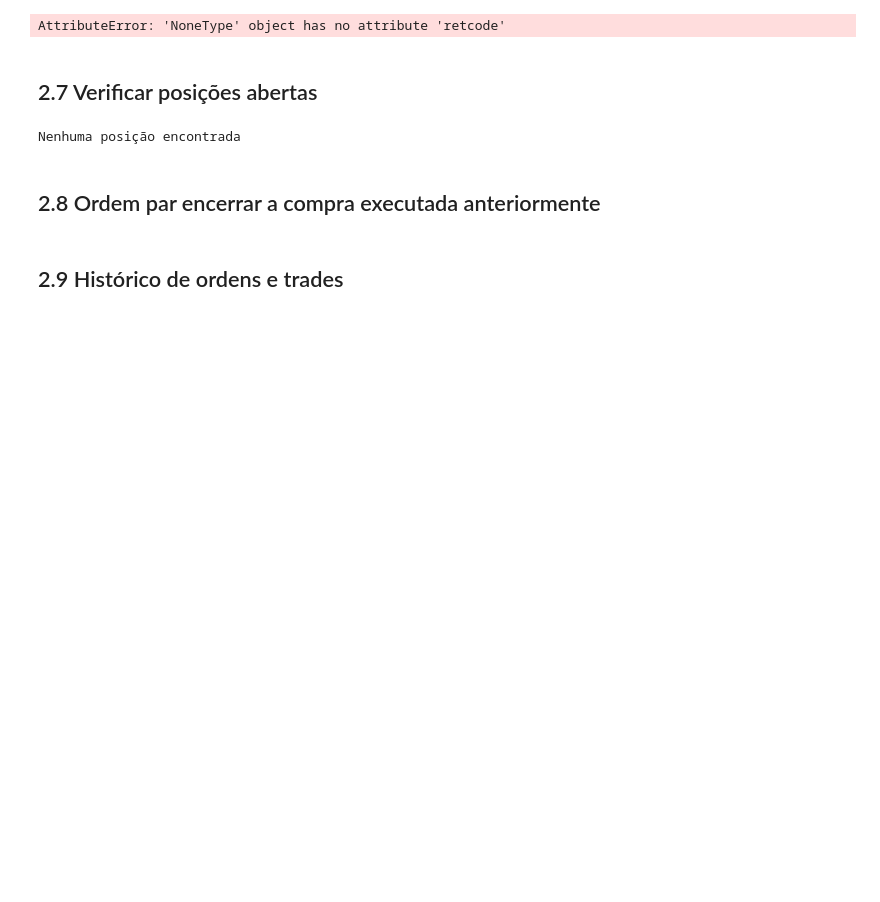
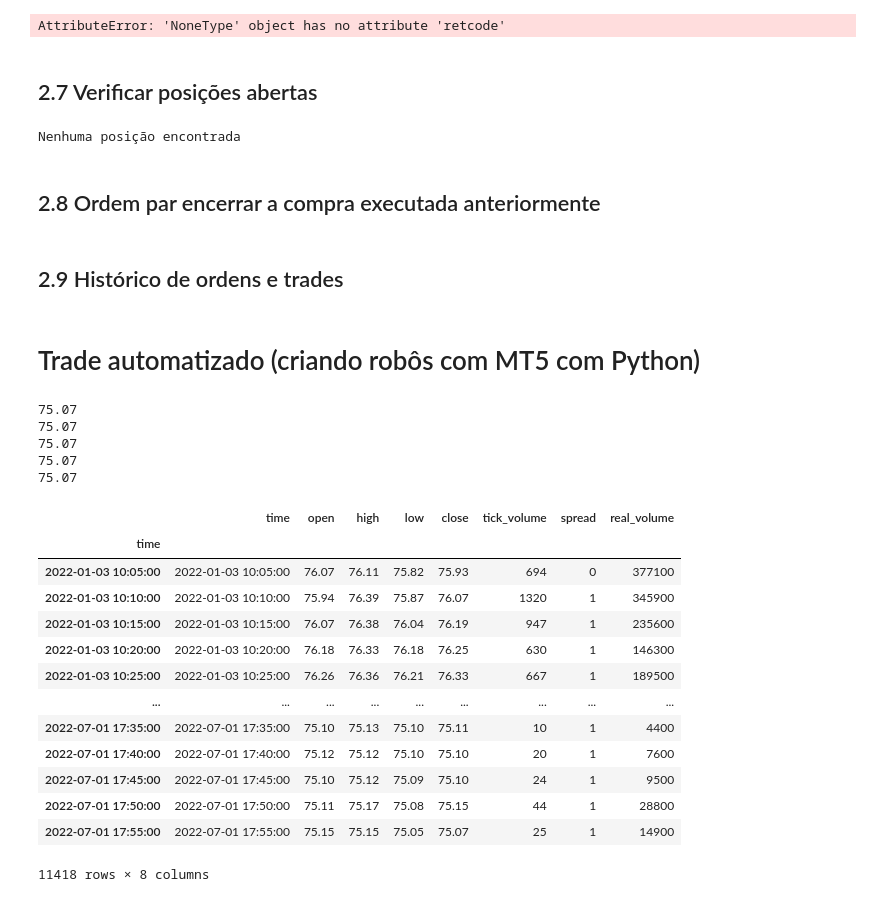
Before and after one commit to mbaltar/TrilhaDadosModal, a Jupyter notebook: Python_para_Traders/modulo-3.ipynb, the cells around one changed output. Cells and saved outputs as stored; diff of their text form; code cells hidden in the pictures; blank space fills up the shorter version.

Commit message:
Finalizada aula 3

```diff
--- a/Python_para_Traders/modulo-3.ipynb
+++ b/Python_para_Traders/modulo-3.ipynb
@@ -435,3 +431,47 @@ elif len(history_deals) > 0:
 
 df = pd.DataFrame(list(history_deals), columns=history_deals[0]._asdict().keys())
 df['time'] = pd.to_datetime(df['time'], unit='s')
+# %% [markdown]
+# Trade automatizado (criando robôs com MT5 com Python)
+# %%
+# Definir data inicial e final
+data_inicio = datetime(2022, 1, 1, tzinfo=timezone)
+data_hora_atual = datetime.today()
+# %%
+import sys
+
+count_cotacoes = 0
+while count_cotacoes < 5:
+    ativo = mt5.symbol_info_tick('VALE3')
+    print('\r' + str(ativo.last))
+    sys.stdout.flush()
+    count_cotacoes += 1
+    time.sleep(5)
+# %% [output]
+75.07
+75.07
+75.07
+75.07
+75.07
+# %%
+symbol = 'VALE3'
+cotacoes_ativo = mt5.copy_rates_range(symbol, mt5.TIMEFRAME_M5, data_inicio, datetime.today())
+cotacoes_df = pd.DataFrame(cotacoes_ativo)
+cotacoes_df['time'] = pd.to_datetime(cotacoes_df['time'], unit='s')
+cotacoes_df.index = cotacoes_df['time']
+cotacoes_df
+# %% [output]
+|  | time | open | high | low | close | tick_volume | spread | real_volume |
+| time |  |  |  |  |  |  |  |  |
+| 2022-01-03 10:05:00 | 2022-01-03 10:05:00 | 76.07 | 76.11 | 75.82 | 75.93 | 694 | 0 | 377100 |
+| 2022-01-03 10:10:00 | 2022-01-03 10:10:00 | 75.94 | 76.39 | 75.87 | 76.07 | 1320 | 1 | 345900 |
+| 2022-01-03 10:15:00 | 2022-01-03 10:15:00 | 76.07 | 76.38 | 76.04 | 76.19 | 947 | 1 | 235600 |
+| 2022-01-03 10:20:00 | 2022-01-03 10:20:00 | 76.18 | 76.33 | 76.18 | 76.25 | 630 | 1 | 146300 |
+| 2022-01-03 10:25:00 | 2022-01-03 10:25:00 | 76.26 | 76.36 | 76.21 | 76.33 | 667 | 1 | 189500 |
+| ... | ... | ... | ... | ... | ... | ... | ... | ... |
+| 2022-07-01 17:35:00 | 2022-07-01 17:35:00 | 75.10 | 75.13 | 75.10 | 75.11 | 10 | 1 | 4400 |
+| 2022-07-01 17:40:00 | 2022-07-01 17:40:00 | 75.12 | 75.12 | 75.10 | 75.10 | 20 | 1 | 7600 |
+| 2022-07-01 17:45:00 | 2022-07-01 17:45:00 | 75.10 | 75.12 | 75.09 | 75.10 | 24 | 1 | 9500 |
+| 2022-07-01 17:50:00 | 2022-07-01 17:50:00 | 75.11 | 75.17 | 75.08 | 75.15 | 44 | 1 | 28800 |
+| 2022-07-01 17:55:00 | 2022-07-01 17:55:00 | 75.15 | 75.15 | 75.05 | 75.07 | 25 | 1 | 14900 |
+11418 rows × 8 columns
```
Also changed, not shown: parts of 10 cells of this notebook.
